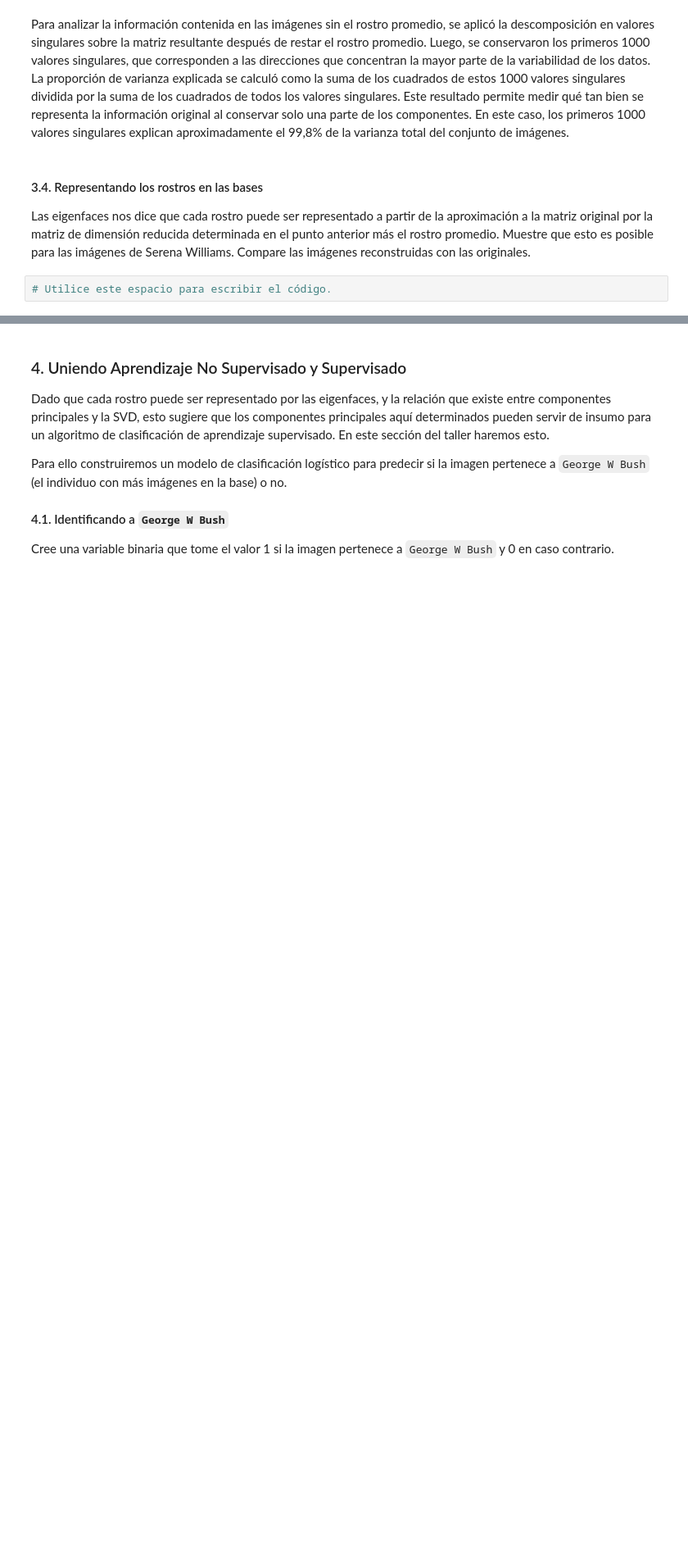
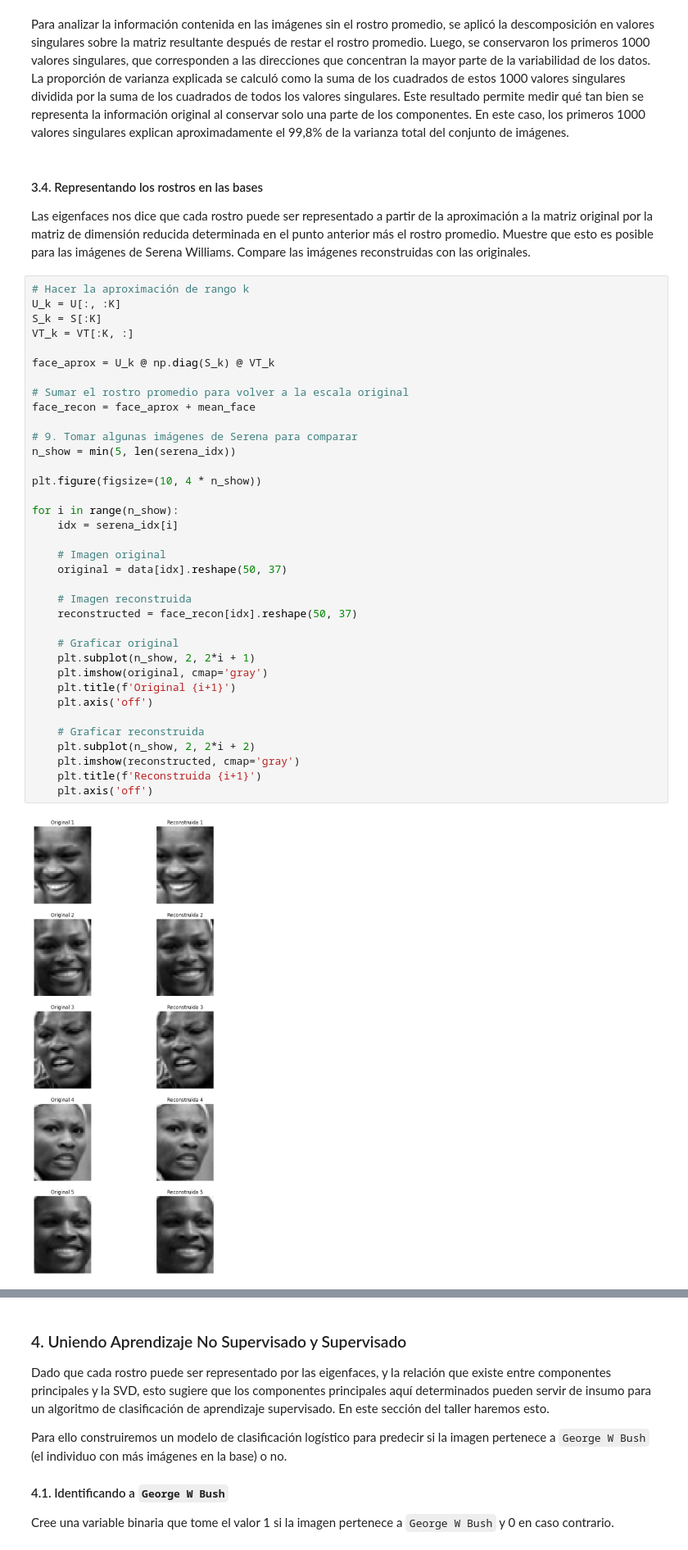
Before and after one commit to Laurarivera34/Taller1-Reduccion-Dimension, a Jupyter notebook: S2_LC_Taller_SVD.ipynb, the cells around one changed output, grey strips where cells are left out. Shown at 82% size. Drawn from its saved outputs; the diff is of its cells as text; blank space fills up the shorter version.

```diff
--- a/S2_LC_Taller_SVD.ipynb
+++ b/S2_LC_Taller_SVD.ipynb
@@ -283,5 +283,41 @@ Para analizar la información contenida en las imágenes sin el rostro promedio,
 
 Las eigenfaces nos dice que cada rostro puede ser representado a partir de la aproximación a la matriz original por la matriz de dimensión reducida determinada en el punto anterior más el rostro promedio. Muestre que esto es posible para las imágenes de Serena Williams. Compare las imágenes reconstruidas con las originales.
 # %%
-# Utilice este espacio para escribir el código.
+# Hacer la aproximación de rango k
+U_k = U[:, :K]
+S_k = S[:K]
+VT_k = VT[:K, :]
+
+face_aprox = U_k @ np.diag(S_k) @ VT_k
+
+# Sumar el rostro promedio para volver a la escala original
+face_recon = face_aprox + mean_face
+
+# 9. Tomar algunas imágenes de Serena para comparar
+n_show = min(5, len(serena_idx))
+
+plt.figure(figsize=(10, 4 * n_show))
+
+for i in range(n_show):
+    idx = serena_idx[i]
+
+    # Imagen original
+    original = data[idx].reshape(50, 37)
+
+    # Imagen reconstruida
+    reconstructed = face_recon[idx].reshape(50, 37)
+
+    # Graficar original
+    plt.subplot(n_show, 2, 2*i + 1)
+    plt.imshow(original, cmap='gray')
+    plt.title(f'Original {i+1}')
+    plt.axis('off')
+
+    # Graficar reconstruida
+    plt.subplot(n_show, 2, 2*i + 2)
+    plt.imshow(reconstructed, cmap='gray')
+    plt.title(f'Reconstruida {i+1}')
+    plt.axis('off')
+# %% [output]
+[figure, added]
 # %% [markdown]
```
Also changed, not shown: parts of 1 cell of this notebook.
